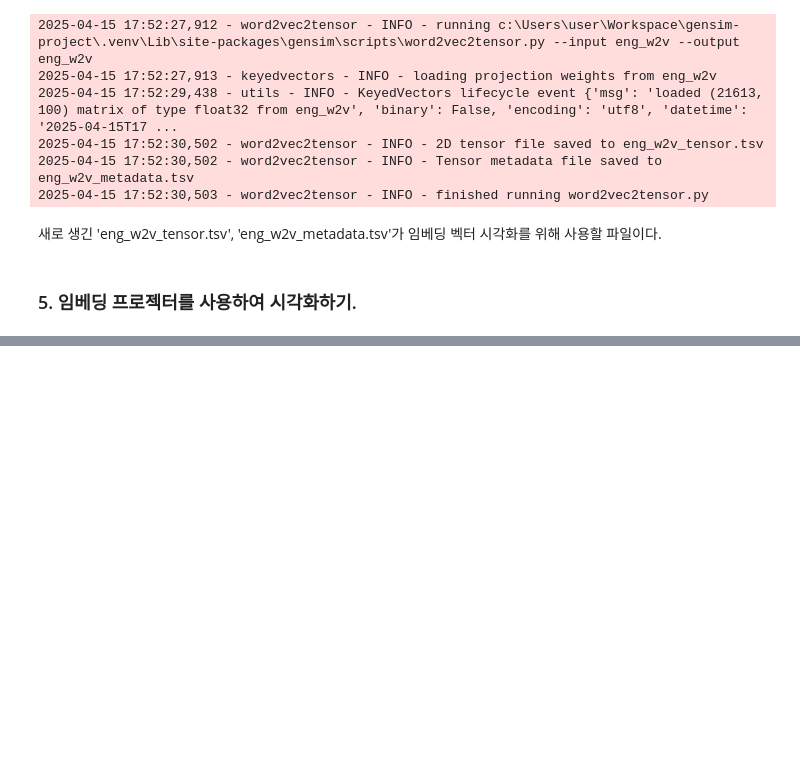
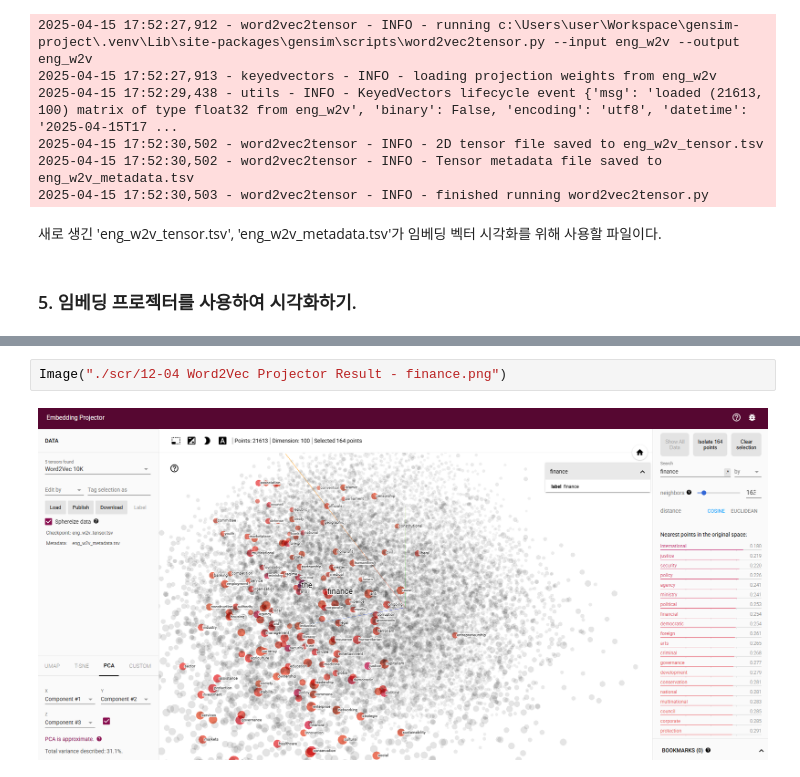
Before and after one commit to tryfasting/deeplearning-pytorch-textbook, a Jupyter notebook: 12-04 Word2Vec 학습 및 시각화.ipynb, the cells around one changed output, grey strips where cells are left out. Drawn from its saved outputs; the diff is of its cells as text; blank space fills up the shorter version.

```diff
--- a/12-04 Word2Vec 학습 및 시각화.ipynb
+++ b/12-04 Word2Vec 학습 및 시각화.ipynb
@@ -293,0 +298,4 @@ Image()
+# %%
+Image("./scr/12-04 Word2Vec Projector Result - finance.png")
+# %% [output]
+[figure, added]
```
Also changed, not shown: parts of 3 cells of this notebook.
